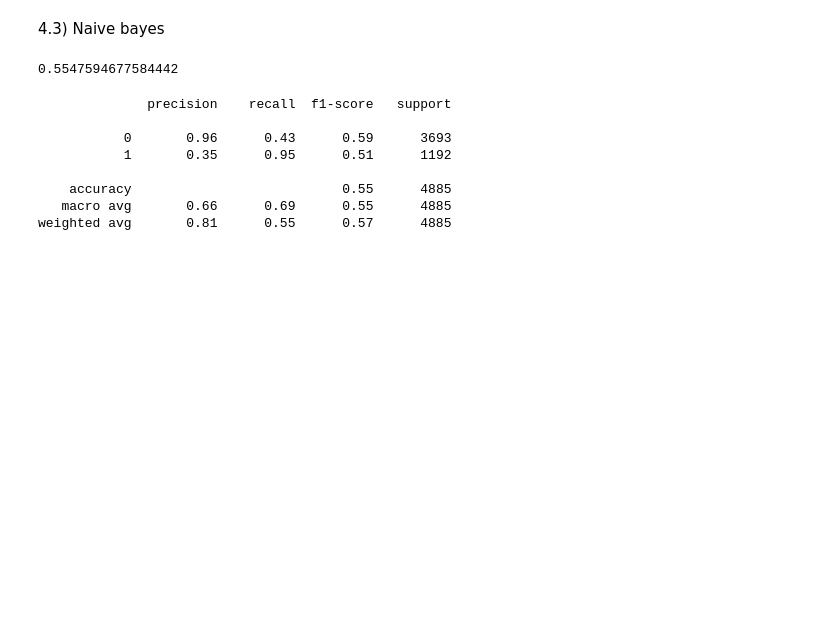
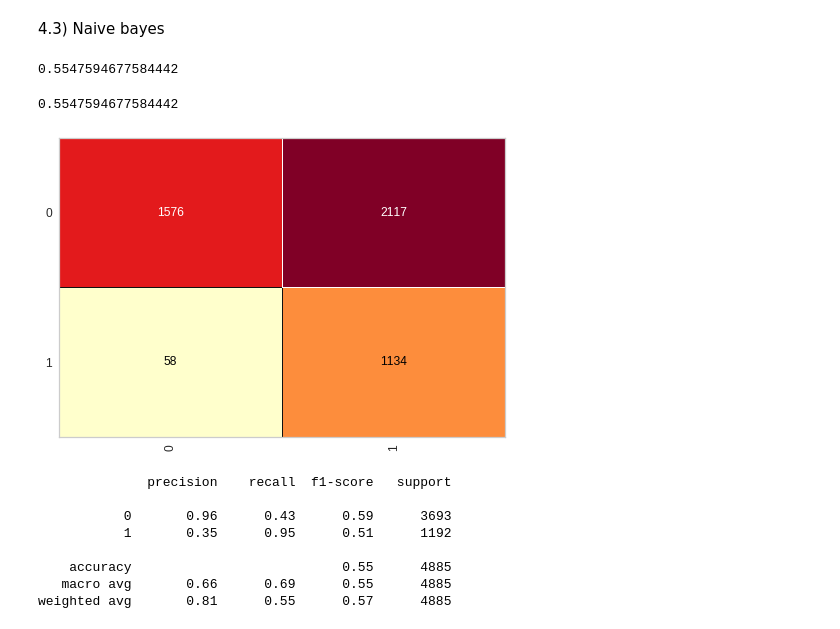
Before and after one commit to Mario-RJunior/census-analysis, a Jupyter notebook: census.ipynb, the cells around one changed output. Drawn from its saved outputs; the diff is of its cells as text; code cells hidden in the pictures; blank space fills up the shorter version.

```diff
--- a/census.ipynb
+++ b/census.ipynb
@@ -338,6 +353,13 @@ score = accuracy_score(y_test, previsoes)
 print(score)
 # %% [output]
 0.5547594677584442
+# %%
+cm = ConfusionMatrix(naive)
+cm.fit(X_train, y_train)
+cm.score(X_test, y_test)
+# %% [output]
+0.5547594677584442
+[figure, added]
 # %%
 print(classification_report(y_test, previsoes))
 # %% [output]
```
Also changed, not shown: parts of 8 cells of this notebook.
